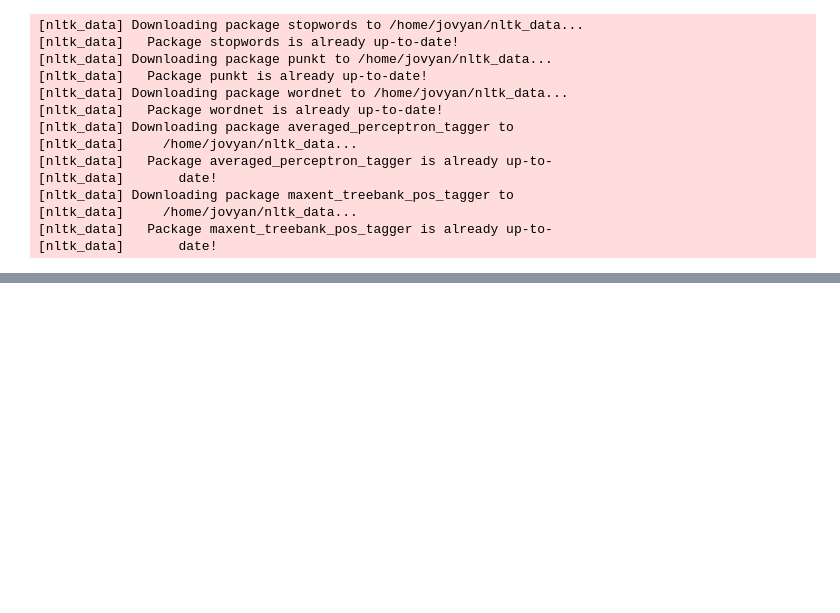
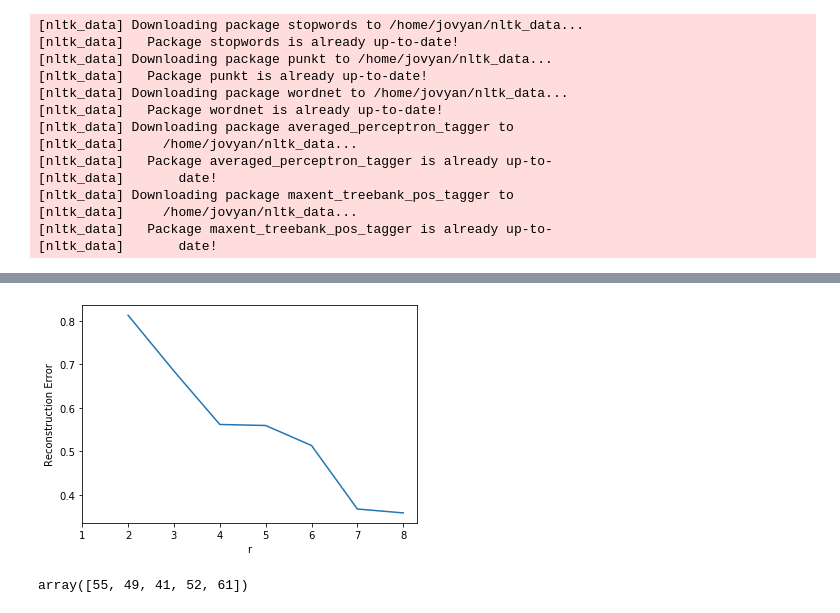
Before and after one commit to LawrenceGlenn/Exploration_of_Patent_Data, a Jupyter notebook: Untitled.ipynb, the cells around one changed output, grey strips where cells are left out. Saved outputs shown, nothing was run; the diff lists cells and outputs as text; code cells hidden in the pictures; blank space fills up the shorter version.

```diff
--- a/Untitled.ipynb
+++ b/Untitled.ipynb
@@ -306,0 +232,5 @@ tfidf_matrix.columns.tolist()
+# %%
+fig,ax = plt.subplots()
+plot_nmf_tfidf(ax,tfidf_matrix, 8, 'jaccard')
+# %% [output]
+[figure, added]
@@ -306,0 +242,5 @@ tfidf_matrix.columns.tolist()
+# %%
+# number of enteries in each group
+np.sum(H!=0.0,axis=1)
+# %% [output]
+array([55, 49, 41, 52, 61])
```
Also changed, not shown: parts of 46 cells of this notebook, 1 other file.
